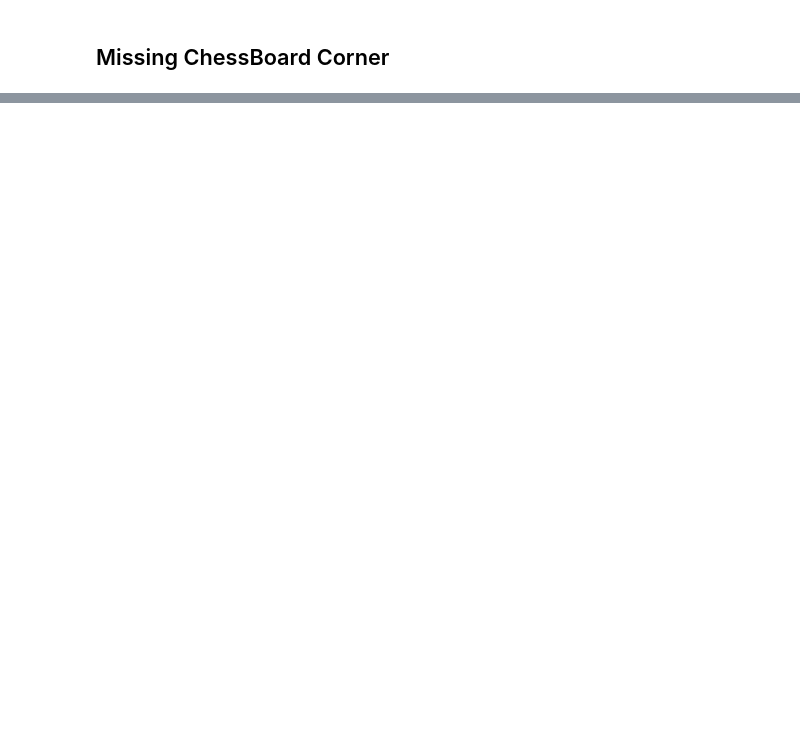
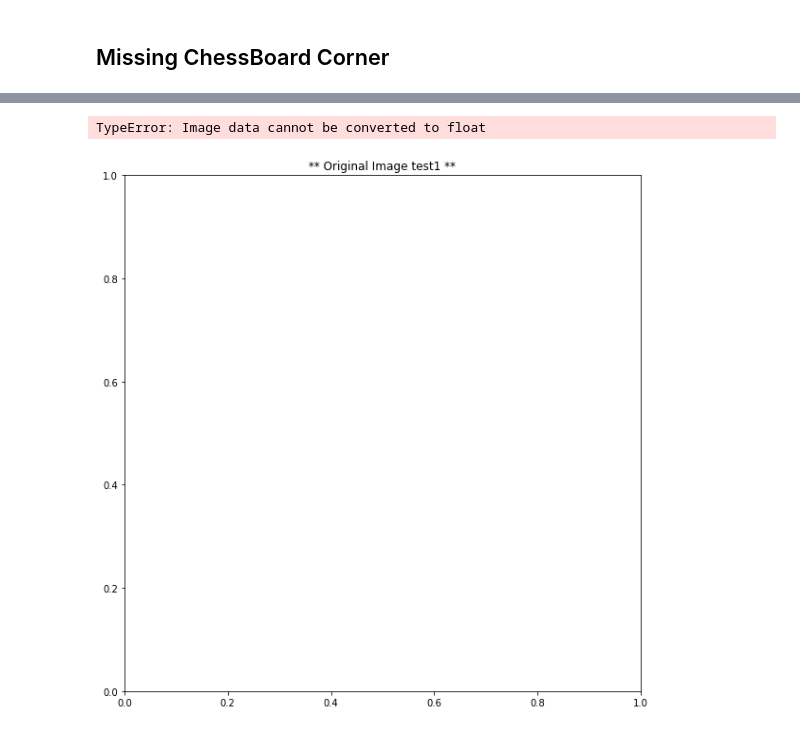
Before and after one commit to scrambleegg7/SelfCar, a Jupyter notebook: CarND-Advanced-Lane-Lines/calibration.ipynb, the cells around one changed output, grey strips where cells are left out. Drawn from its saved outputs; the diff is of its cells as text; code cells hidden in the pictures; blank space fills up the shorter version.

```diff
--- a/CarND-Advanced-Lane-Lines/calibration.ipynb
+++ b/CarND-Advanced-Lane-Lines/calibration.ipynb
@@ -136,0 +176,11 @@ chessBoard.drawMissingCornerChessBoard()
+# %%
+
+
+
+plt.figure(figsize=(22,10))
+plt.subplot(1,2,1  )
+plt.title("** Original Image test1 **")
+plt.imshow(testfiles[0])
+# %% [output]
+TypeError: Image data cannot be converted to float
+[figure, added]
```
Also changed, not shown: parts of 12 cells of this notebook.
